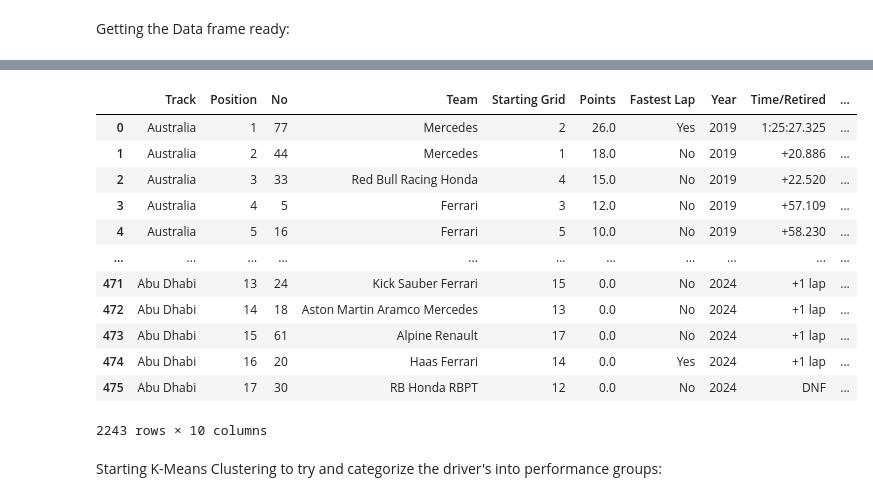
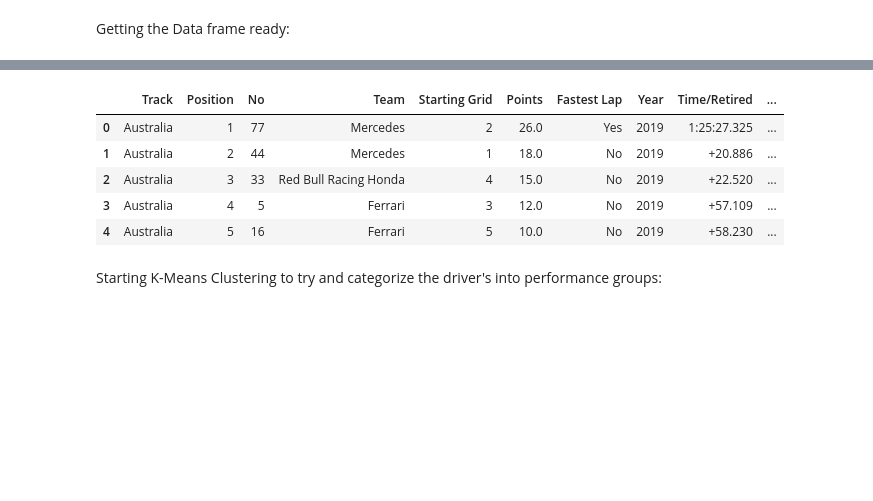
Before and after one commit to Dekamayaro/F1-Prediction-Project, a Jupyter notebook: project.ipynb, the cells around one changed output, grey strips where cells are left out. Cells and saved outputs as stored; diff of their text form; code cells hidden in the pictures; blank space fills up the shorter version.

```diff
--- a/project.ipynb
+++ b/project.ipynb
@@ -123,41 +112,34 @@ for i in range(0,len(unique_races_22)):
 #Setting the fastest lap column to equal the set fastest lap column, as we won't use it in the future
 raceRes21["Fastest Lap"] = raceRes21["Set Fastest Lap"]
 raceRes22["Fastest Lap"] = raceRes22["Set Fastest Lap"]
 
 
 #Concatenating all of the different datasets we have for our races
 all_races = pd.concat([raceRes19, raceRes20, raceRes21, raceRes22, raceRes23, raceRes24], axis = 0)
 
 
 #need to merge total time/gap with time/req & need to merge fastest lap with set fastest lap
 all_races["Time/Retired"] = all_races["Time/Retired"].fillna(all_races["Total Time/Gap/Retirement"])
 all_races["Fastest Lap"] = all_races["Fastest Lap"].fillna(all_races["Set Fastest Lap"])
 
 all_races.drop(columns = ["Driver", "Laps", "Total Time/Gap/Retirement", "Set Fastest Lap", "+1 Pt", "Fastest Lap Time"], inplace = True)
 
 all_races = all_races[(all_races["Position"] != "DQ") & (all_races["Position"] != "NC")]
 all_races = all_races.dropna()
 
 all_races["Position"] = all_races["Position"].astype(int)
 all_races["Starting Grid"] = all_races["Starting Grid"].astype(int)
 
 all_races["Net Position"] = all_races["Starting Grid"] - all_races["Position"]
 
-all_races
+all_races.head()
 # %% [output]
 |  | Track | Position | No | Team | Starting Grid | Points | Fastest Lap | Year | Time/Retired | ... |
 | 0 | Australia | 1 | 77 | Mercedes | 2 | 26.0 | Yes | 2019 | 1:25:27.325 | ... |
 | 1 | Australia | 2 | 44 | Mercedes | 1 | 18.0 | No | 2019 | +20.886 | ... |
 | 2 | Australia | 3 | 33 | Red Bull Racing Honda | 4 | 15.0 | No | 2019 | +22.520 | ... |
 | 3 | Australia | 4 | 5 | Ferrari | 3 | 12.0 | No | 2019 | +57.109 | ... |
 | 4 | Australia | 5 | 16 | Ferrari | 5 | 10.0 | No | 2019 | +58.230 | ... |
-| ... | ... | ... | ... | ... | ... | ... | ... | ... | ... | ... |
-| 471 | Abu Dhabi | 13 | 24 | Kick Sauber Ferrari | 15 | 0.0 | No | 2024 | +1 lap | ... |
-| 472 | Abu Dhabi | 14 | 18 | Aston Martin Aramco Mercedes | 13 | 0.0 | No | 2024 | +1 lap | ... |
-| 473 | Abu Dhabi | 15 | 61 | Alpine Renault | 17 | 0.0 | No | 2024 | +1 lap | ... |
-| 474 | Abu Dhabi | 16 | 20 | Haas Ferrari | 14 | 0.0 | Yes | 2024 | +1 lap | ... |
-| 475 | Abu Dhabi | 17 | 30 | RB Honda RBPT | 12 | 0.0 | No | 2024 | DNF | ... |
-2243 rows × 10 columns
 # %% [markdown]
 Starting K-Means Clustering to try and categorize the driver's into performance groups:
 # %% [markdown]
```
Also changed, not shown: parts of 9 cells of this notebook.
